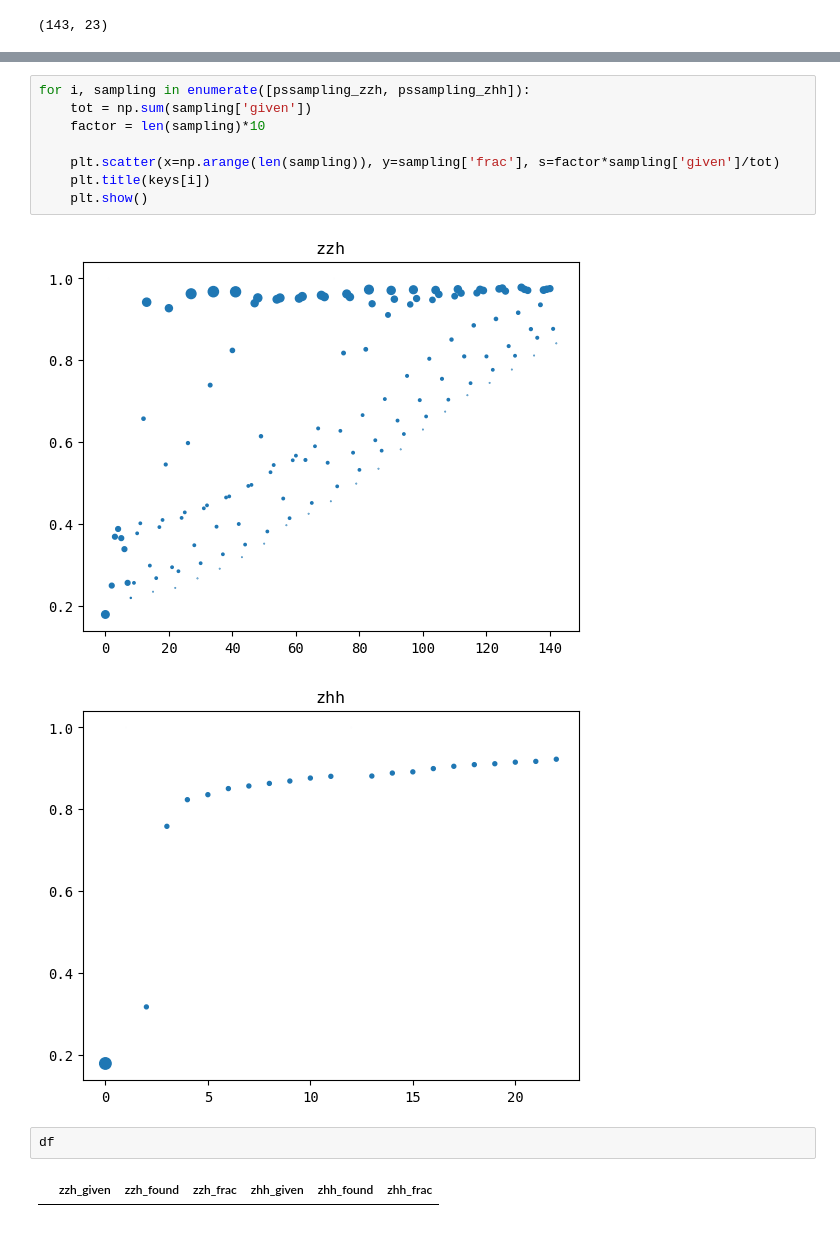
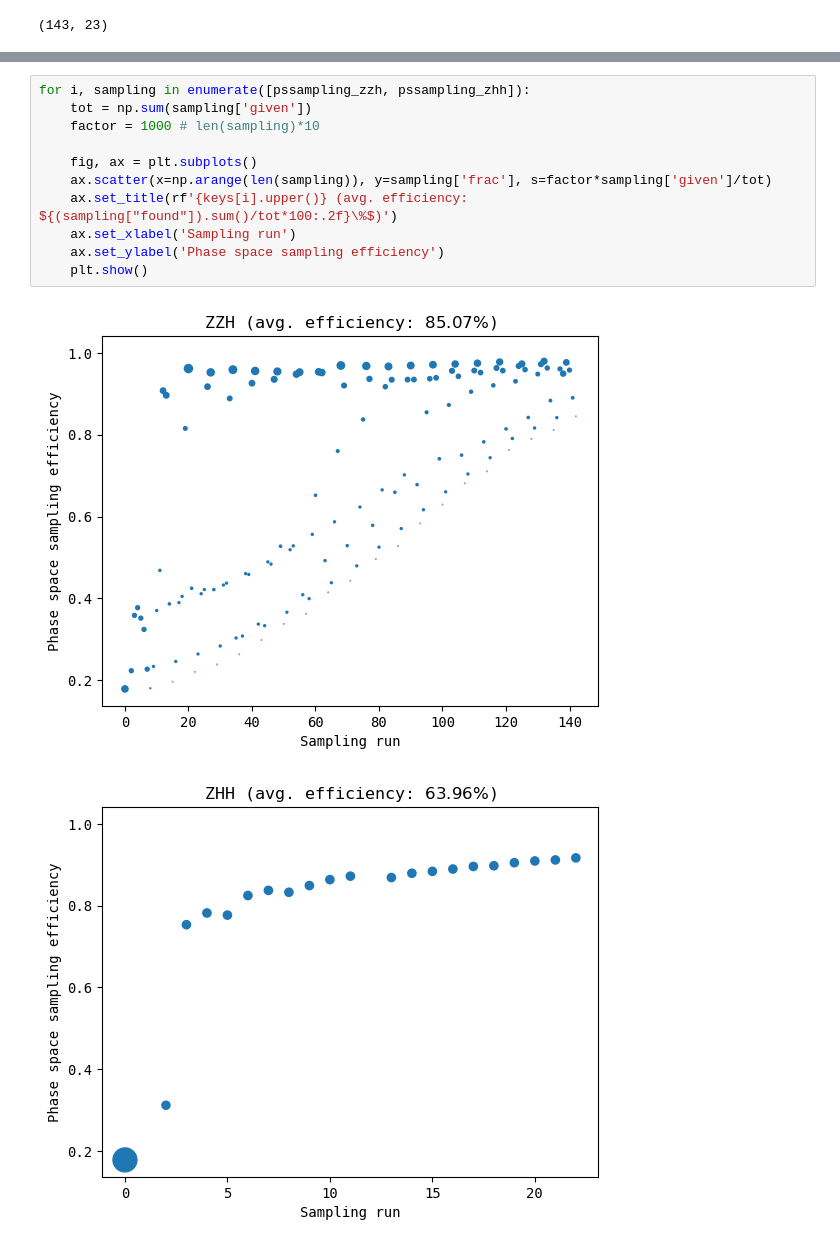
Before and after one commit to nVentis/MEM_HEP, a Jupyter notebook: notebooks/results/3_ps_sampling_eff.ipynb, the cells around one changed output, grey strips where cells are left out. Drawn from its saved outputs; the diff is of its cells as text.

```diff
--- a/notebooks/results/3_ps_sampling_eff.ipynb
+++ b/notebooks/results/3_ps_sampling_eff.ipynb
@@ -78,15 +119,14 @@ len(pssampling_zzh), len(pssampling_zhh)
 # %%
 for i, sampling in enumerate([pssampling_zzh, pssampling_zhh]):
     tot = np.sum(sampling['given'])
-    factor = len(sampling)*10
+    factor = 1000 # len(sampling)*10
 
-    plt.scatter(x=np.arange(len(sampling)), y=sampling['frac'], s=factor*sampling['given']/tot)
-    plt.title(keys[i])
+    fig, ax = plt.subplots()
+    ax.scatter(x=np.arange(len(sampling)), y=sampling['frac'], s=factor*sampling['given']/tot)
+    ax.set_title(rf'{keys[i].upper()} (avg. efficiency: ${(sampling["found"]).sum()/tot*100:.2f}\%$)')
+    ax.set_xlabel('Sampling run')
+    ax.set_ylabel('Phase space sampling efficiency')
     plt.show()
 # %% [output]
-[figure, old version]
+[figure, new version]
-[figure, old version]
+[figure, new version]
-# %%
-df
-# %% [output]
-|  | zzh_given | zzh_found | zzh_frac | zhh_given | zhh_found | zhh_frac |
```
Also changed, not shown: parts of 4 cells of this notebook, 3 other files.
